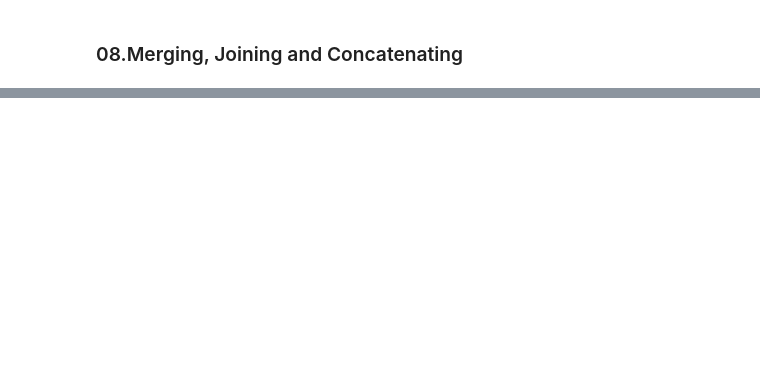
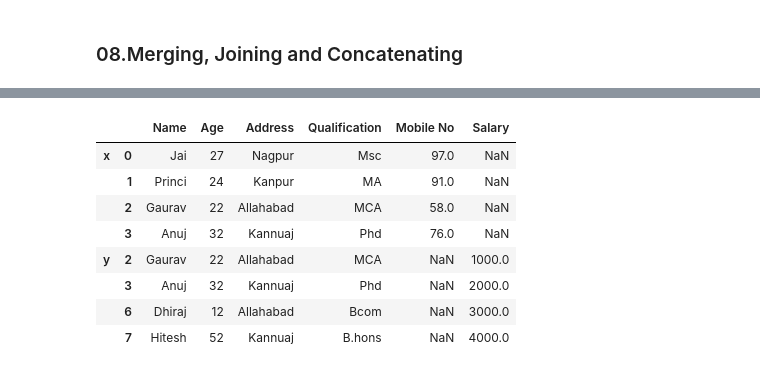
Before and after one commit to Siva1204Tharsh/Pandas-py, a Jupyter notebook: Pandas [A-Z].ipynb, the cells around one changed output, grey strips where cells are left out. Cells and saved outputs as stored; diff of their text form; code cells hidden in the pictures; blank space fills up the shorter version.

```diff
--- a/Pandas [A-Z].ipynb
+++ b/Pandas [A-Z].ipynb
@@ -613,0 +779,16 @@ df.sort_values(["Age", "Name"], axis=0,ascending=True, inplace=False) #sorting d
+# %%
+# 04. using keys ## Concatenating DataFrame with group keys :
+frames = [df, df1 ]
+
+res = pd.concat(frames, keys=['x', 'y'])
+res
+# %% [output]
+|  |  | Name | Age | Address | Qualification | Mobile No | Salary |
+| x | 0 | Jai | 27 | Nagpur | Msc | 97.0 | NaN |
+|  | 1 | Princi | 24 | Kanpur | MA | 91.0 | NaN |
+|  | 2 | Gaurav | 22 | Allahabad | MCA | 58.0 | NaN |
+|  | 3 | Anuj | 32 | Kannuaj | Phd | 76.0 | NaN |
+| y | 2 | Gaurav | 22 | Allahabad | MCA | NaN | 1000.0 |
+|  | 3 | Anuj | 32 | Kannuaj | Phd | NaN | 2000.0 |
+|  | 6 | Dhiraj | 12 | Allahabad | Bcom | NaN | 3000.0 |
+|  | 7 | Hitesh | 52 | Kannuaj | B.hons | NaN | 4000.0 |
```
Also changed, not shown: parts of 15 cells of this notebook.
